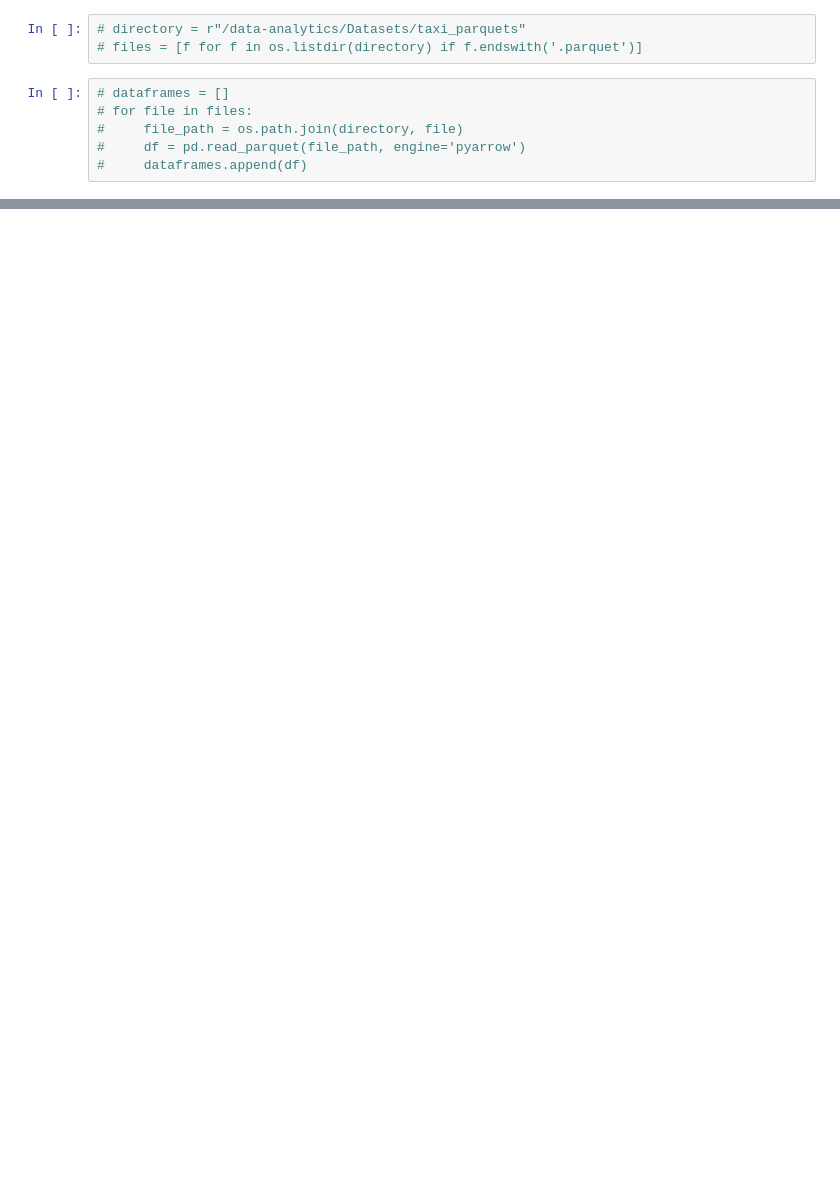
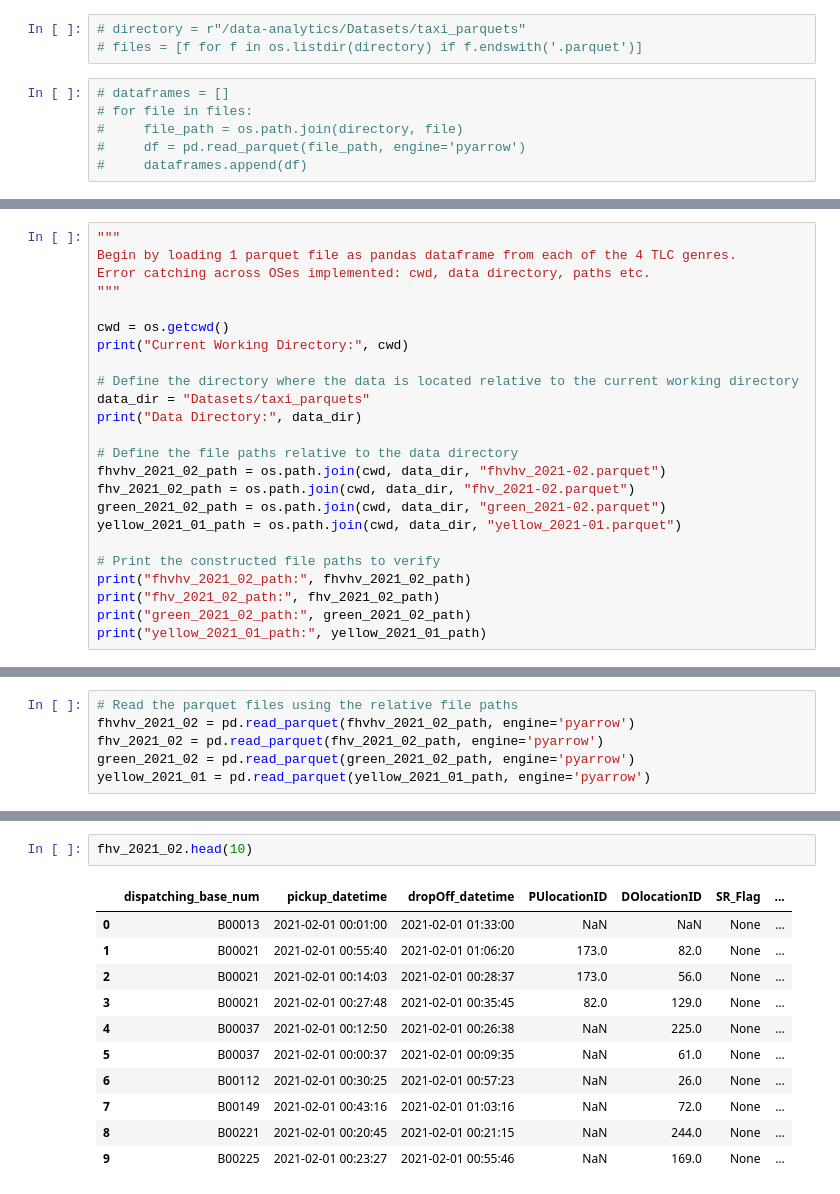
Before and after one commit to DR7439/New-York-App, a Jupyter notebook: data-analytics/taxi_cleaning.ipynb, the cells around one changed output, grey strips where cells are left out. Cells and saved outputs as stored; diff of their text form; blank space fills up the shorter version.

```diff
--- a/data-analytics/taxi_cleaning.ipynb
+++ b/data-analytics/taxi_cleaning.ipynb
@@ -61,0 +81,24 @@ See also:
+# %%
+"""
+Begin by loading 1 parquet file as pandas dataframe from each of the 4 TLC genres.
+Error catching across OSes implemented: cwd, data directory, paths etc.
+"""
+
+cwd = os.getcwd()
+print("Current Working Directory:", cwd)
+
+# Define the directory where the data is located relative to the current working directory
+data_dir = "Datasets/taxi_parquets"
+print("Data Directory:", data_dir)
+
+# Define the file paths relative to the data directory
+fhvhv_2021_02_path = os.path.join(cwd, data_dir, "fhvhv_2021-02.parquet")
+fhv_2021_02_path = os.path.join(cwd, data_dir, "fhv_2021-02.parquet")
+green_2021_02_path = os.path.join(cwd, data_dir, "green_2021-02.parquet")
+yellow_2021_01_path = os.path.join(cwd, data_dir, "yellow_2021-01.parquet")
+
+# Print the constructed file paths to verify
+print("fhvhv_2021_02_path:", fhvhv_2021_02_path)
+print("fhv_2021_02_path:", fhv_2021_02_path)
+print("green_2021_02_path:", green_2021_02_path)
+print("yellow_2021_01_path:", yellow_2021_01_path)
@@ -61,0 +112,6 @@ See also:
+# %%
+# Read the parquet files using the relative file paths
+fhvhv_2021_02 = pd.read_parquet(fhvhv_2021_02_path, engine='pyarrow')
+fhv_2021_02 = pd.read_parquet(fhv_2021_02_path, engine='pyarrow')
+green_2021_02 = pd.read_parquet(green_2021_02_path, engine='pyarrow')
+yellow_2021_01 = pd.read_parquet(yellow_2021_01_path, engine='pyarrow')
@@ -61,0 +182,14 @@ See also:
+# %%
+fhv_2021_02.head(10)
+# %% [output]
+|  | dispatching_base_num | pickup_datetime | dropOff_datetime | PUlocationID | DOlocationID | SR_Flag | ... |
+| 0 | B00013 | 2021-02-01 00:01:00 | 2021-02-01 01:33:00 | NaN | NaN | None | ... |
+| 1 | B00021 | 2021-02-01 00:55:40 | 2021-02-01 01:06:20 | 173.0 | 82.0 | None | ... |
+| 2 | B00021 | 2021-02-01 00:14:03 | 2021-02-01 00:28:37 | 173.0 | 56.0 | None | ... |
+| 3 | B00021 | 2021-02-01 00:27:48 | 2021-02-01 00:35:45 | 82.0 | 129.0 | None | ... |
+| 4 | B00037 | 2021-02-01 00:12:50 | 2021-02-01 00:26:38 | NaN | 225.0 | None | ... |
+| 5 | B00037 | 2021-02-01 00:00:37 | 2021-02-01 00:09:35 | NaN | 61.0 | None | ... |
+| 6 | B00112 | 2021-02-01 00:30:25 | 2021-02-01 00:57:23 | NaN | 26.0 | None | ... |
+| 7 | B00149 | 2021-02-01 00:43:16 | 2021-02-01 01:03:16 | NaN | 72.0 | None | ... |
+| 8 | B00221 | 2021-02-01 00:20:45 | 2021-02-01 00:21:15 | NaN | 244.0 | None | ... |
+| 9 | B00225 | 2021-02-01 00:23:27 | 2021-02-01 00:55:46 | NaN | 169.0 | None | ... |
```
Also changed, not shown: parts of 26 cells of this notebook, 1 other file.
